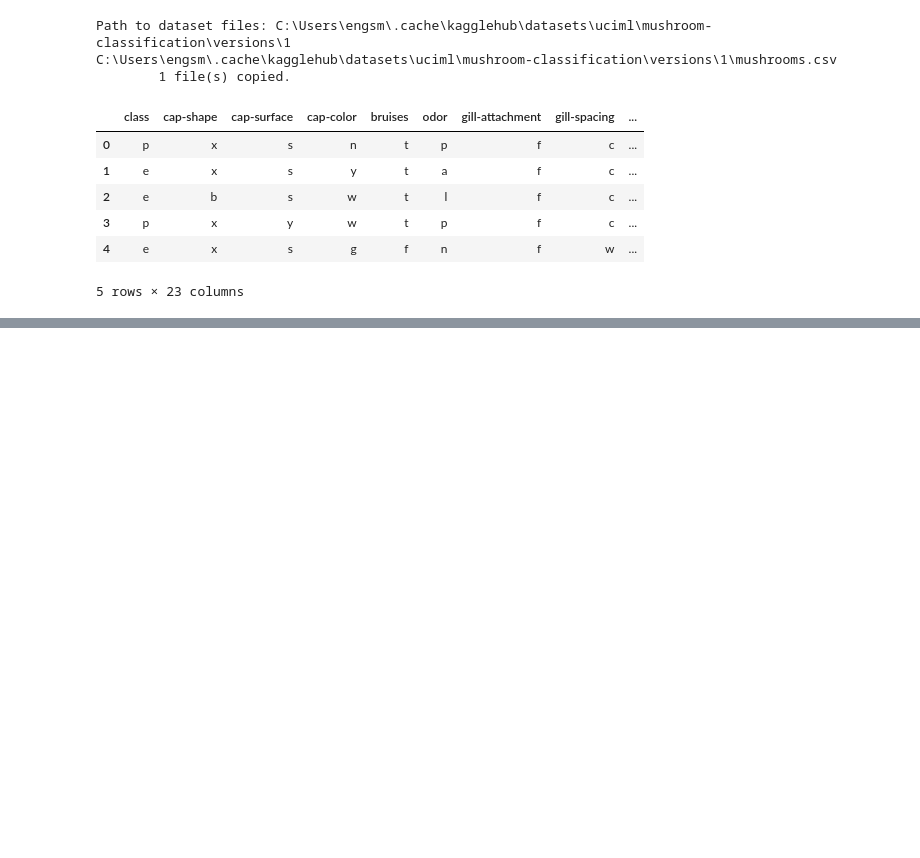
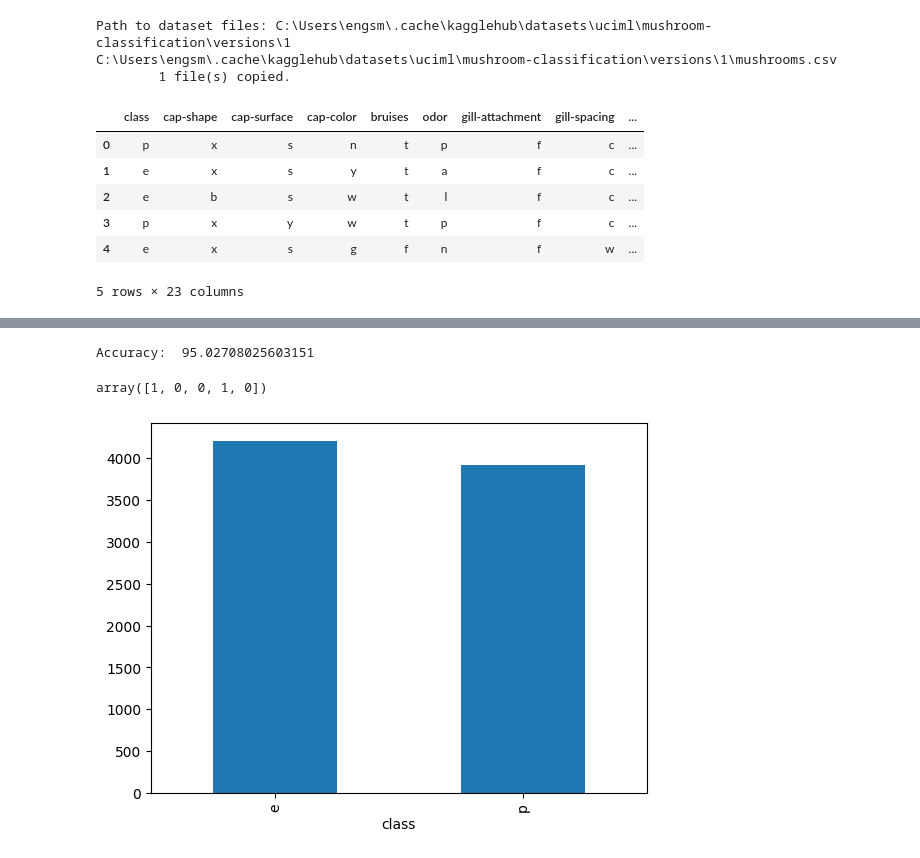
Before and after one commit to iadel93/DEBI_Python, a Jupyter notebook: MachineLearning/LogisticRegression.ipynb, the cells around one changed output, grey strips where cells are left out. Saved outputs shown, nothing was run; the diff lists cells and outputs as text; code cells hidden in the pictures; blank space fills up the shorter version.

```diff
--- a/MachineLearning/LogisticRegression.ipynb
+++ b/MachineLearning/LogisticRegression.ipynb
@@ -129,0 +150,32 @@ df.head()
+# %%
+from sklearn.preprocessing import LabelEncoder
+from sklearn.linear_model import LogisticRegression
+
+le = LabelEncoder()
+X = df.drop('class', axis=1).apply(le.fit_transform)
+y = le.fit_transform(df['class'])
+
+clf = LogisticRegression(max_iter=1000,)
+clf.fit(X, y)
+print("Accuracy: ", clf.score(X, y)*100)
+# %% [output]
+Accuracy:  95.02708025603151
+# %%
+y = df['class']
+y.head()
+y.unique()
+
+le.fit(y)
+le.classes_
+
+y = le.transform(y)
+y[:5]
+# %% [output]
+array([1, 0, 0, 1, 0])
+# %%
+import matplotlib.pyplot as plt
+
+df['class'].value_counts().plot(kind='bar')
+plt.show()
+# %% [output]
+[figure, added]
```
Also changed, not shown: parts of 7 cells of this notebook, 1 other file.
